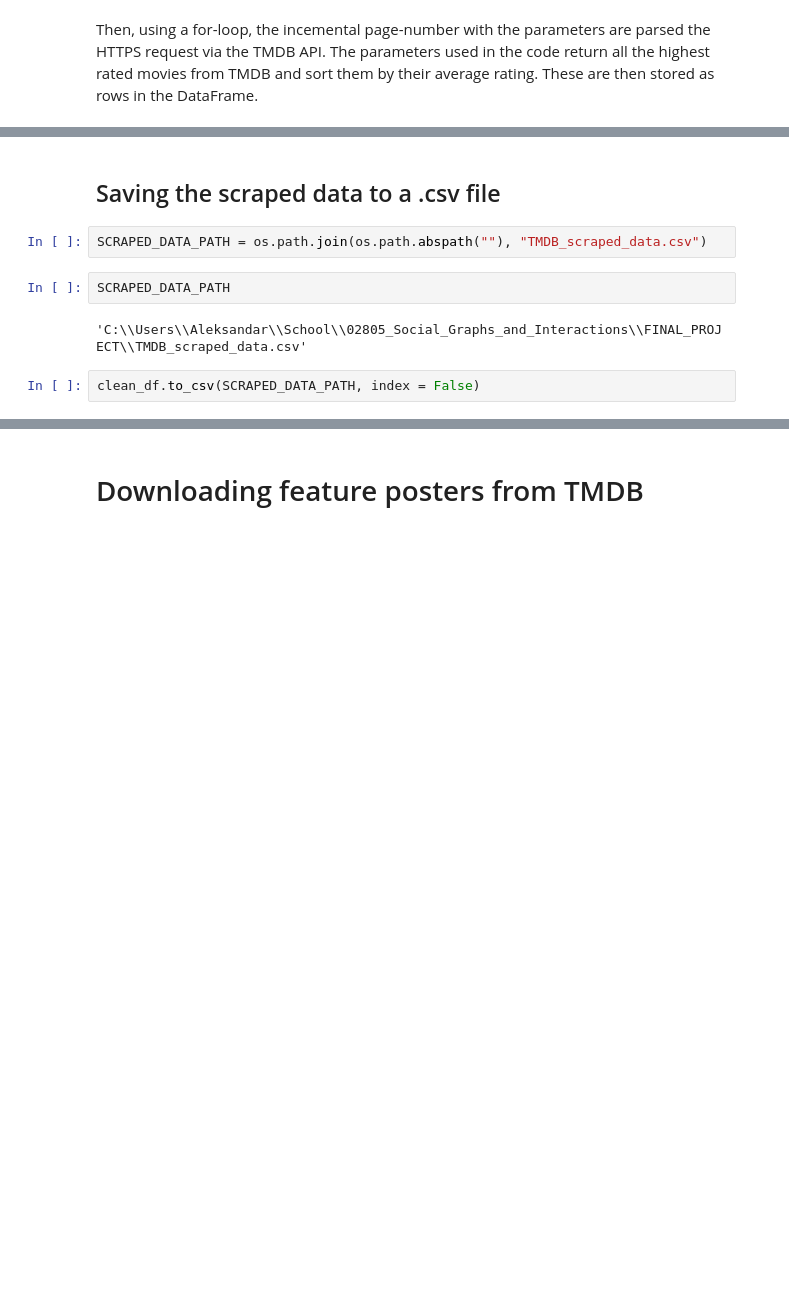
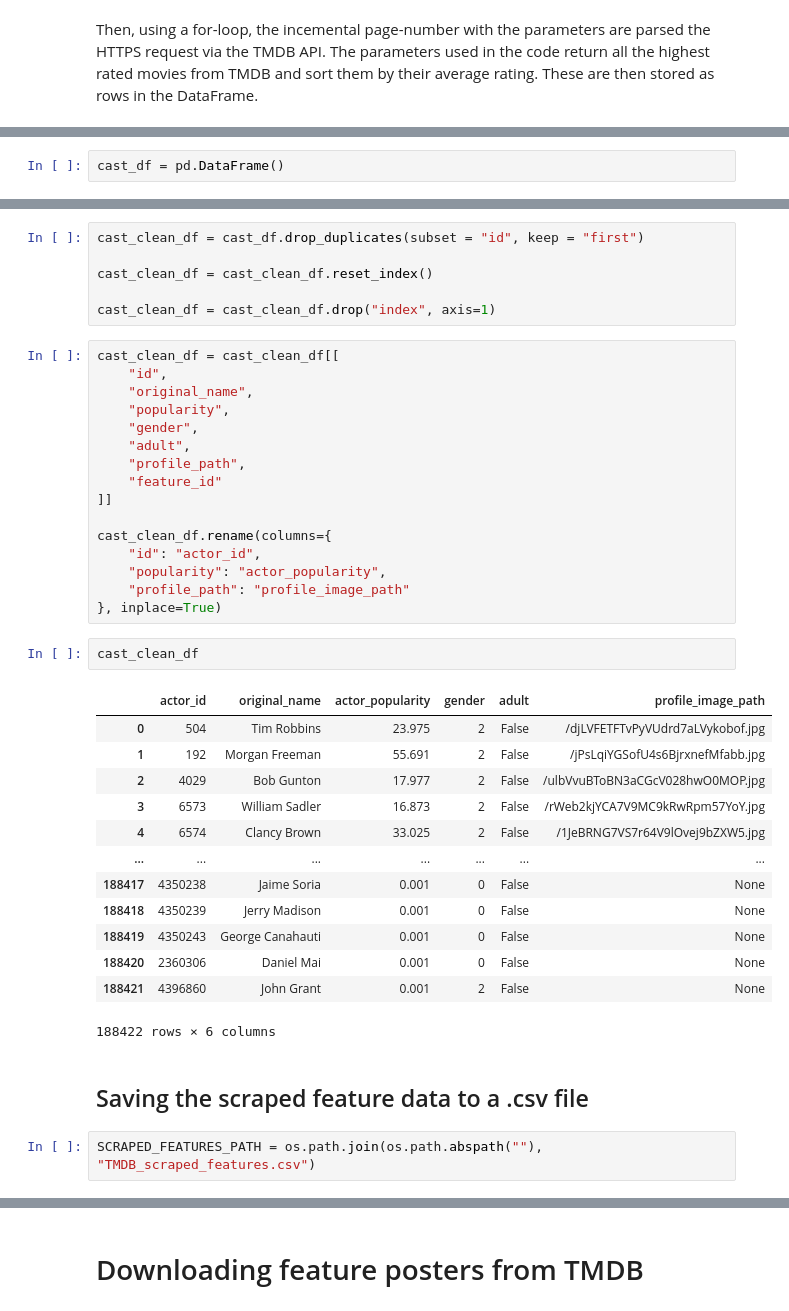
Before and after one commit to AleksandarLukic96/02805_Social_Graphs_and_Interactions, a Jupyter notebook: FINAL_PROJECT/TMDB_webscraper.ipynb, the cells around one changed output, grey strips where cells are left out. Cells and saved outputs as stored; diff of their text form; blank space fills up the shorter version.

Commit message:
Updated the webscraper. All future progress will be moved to the final project repository.

```diff
--- a/FINAL_PROJECT/TMDB_webscraper.ipynb
+++ b/FINAL_PROJECT/TMDB_webscraper.ipynb
@@ -123,0 +141,2 @@ clean_df
+# %%
+cast_df = pd.DataFrame()
@@ -124,10 +206,42 @@ clean_df
+# %%
+cast_clean_df = cast_df.drop_duplicates(subset = "id", keep = "first")
+
+cast_clean_df = cast_clean_df.reset_index()
+
+cast_clean_df = cast_clean_df.drop("index", axis=1)
+# %%
+cast_clean_df = cast_clean_df[[
+    "id",
+    "original_name",
+    "popularity",
+    "gender",
+    "adult",
+    "profile_path",
+    "feature_id"
+]]
+
+cast_clean_df.rename(columns={
+    "id": "actor_id",
+    "popularity": "actor_popularity",
+    "profile_path": "profile_image_path"
+}, inplace=True)
+# %%
+cast_clean_df
+# %% [output]
+|  | actor_id | original_name | actor_popularity | gender | adult | profile_image_path |
+| 0 | 504 | Tim Robbins | 23.975 | 2 | False | /djLVFETFTvPyVUdrd7aLVykobof.jpg |
+| 1 | 192 | Morgan Freeman | 55.691 | 2 | False | /jPsLqiYGSofU4s6BjrxnefMfabb.jpg |
+| 2 | 4029 | Bob Gunton | 17.977 | 2 | False | /ulbVvuBToBN3aCGcV028hwO0MOP.jpg |
+| 3 | 6573 | William Sadler | 16.873 | 2 | False | /rWeb2kjYCA7V9MC9kRwRpm57YoY.jpg |
+| 4 | 6574 | Clancy Brown | 33.025 | 2 | False | /1JeBRNG7VS7r64V9lOvej9bZXW5.jpg |
+| ... | ... | ... | ... | ... | ... | ... |
+| 188417 | 4350238 | Jaime Soria | 0.001 | 0 | False | None |
+| 188418 | 4350239 | Jerry Madison | 0.001 | 0 | False | None |
+| 188419 | 4350243 | George Canahauti | 0.001 | 0 | False | None |
+| 188420 | 2360306 | Daniel Mai | 0.001 | 0 | False | None |
+| 188421 | 4396860 | John Grant | 0.001 | 2 | False | None |
+188422 rows × 6 columns
 # %% [markdown]
-## Saving the scraped data to a .csv file
+## Saving the scraped feature data to a .csv file
-# %%
-SCRAPED_DATA_PATH = os.path.join(os.path.abspath(""), "TMDB_scraped_data.csv")
-# %%
-SCRAPED_DATA_PATH
-# %% [output]
-'C:\\Users\\Aleksandar\\School\\02805_Social_Graphs_and_Interactions\\FINAL_PROJECT\\TMDB_scraped_data.csv'
-# %%
-clean_df.to_csv(SCRAPED_DATA_PATH, index = False)
+# %%
+SCRAPED_FEATURES_PATH = os.path.join(os.path.abspath(""), "TMDB_scraped_features.csv")
```
Also changed, not shown: parts of 34 cells of this notebook, 1 other file.
